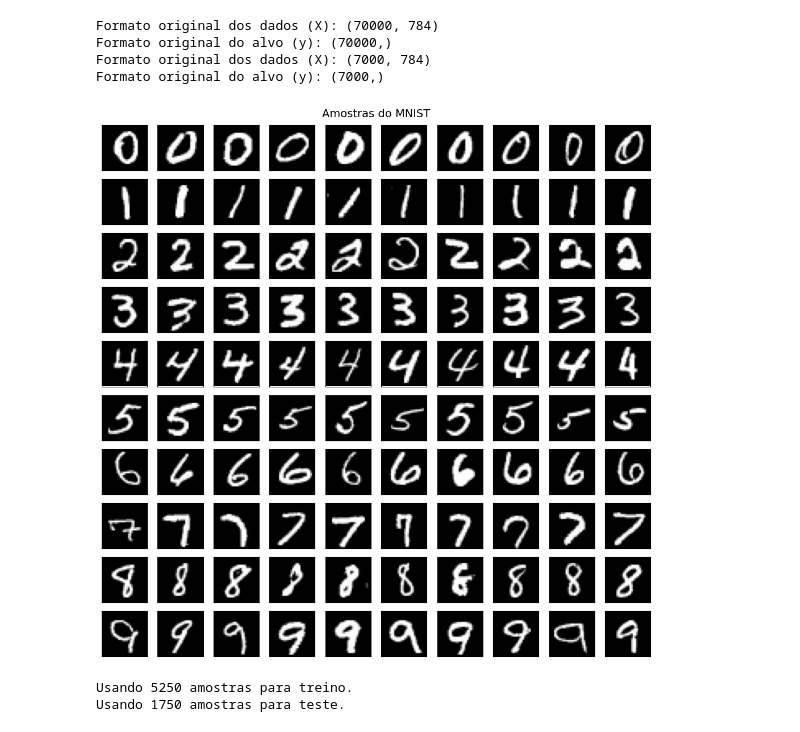
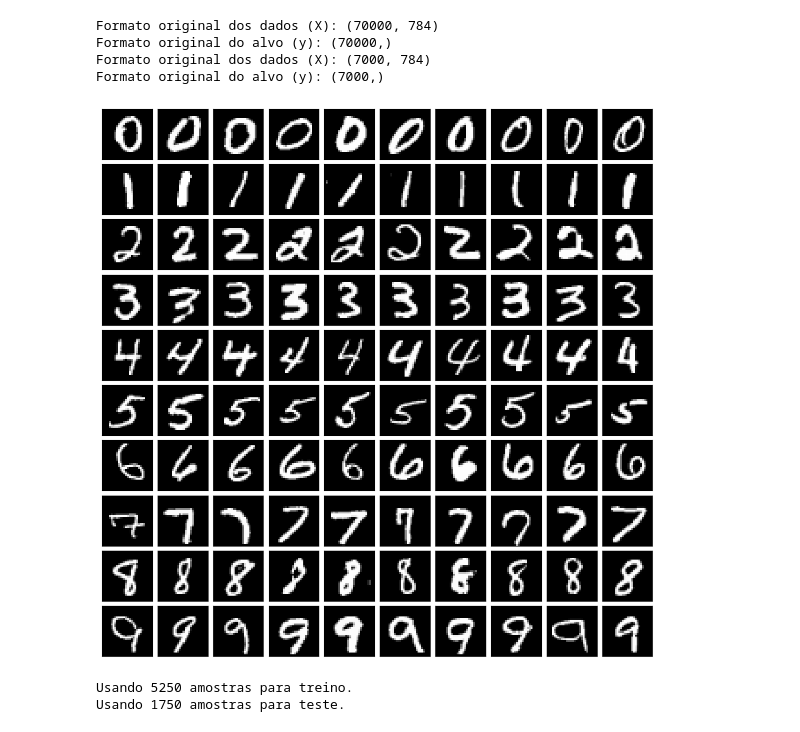
Before and after one commit to JoaoGabriel27/TAEProva2, a Jupyter notebook: Exercicio2.ipynb, the cells around one changed output. Drawn from its saved outputs; the diff is of its cells as text; code cells hidden in the pictures.

```diff
--- a/Exercicio2.ipynb
+++ b/Exercicio2.ipynb
@@ -27,19 +27,20 @@ Formato original do alvo (y): (70000,)
 Formato original dos dados (X): (7000, 784)
 Formato original do alvo (y): (7000,)
 # %%
-fig, ax = plt.subplots(10, 10, figsize=(10, 10))
+fig, ax = plt.subplots(10, 10, figsize=(12, 12))
+plt.subplots_adjust(wspace=0.1,hspace=0.1)
 for i in range(10):
   ind = np.where(y==str(i))[0][:10]
   for j in range(10):
     ax[i, j].imshow(X[ind[j],:].reshape(28, 28), cmap='gray')
     ax[i, j].set_xticks([])
     ax[i, j].set_yticks([])
-plt.suptitle("Amostras do MNIST", fontsize=14)
-plt.tight_layout()
+#plt.suptitle("Amostras do MNIST", fontsize=14)
+#plt.tight_layout()
 plt.savefig('mnist.svg',bbox_inches='tight')
 plt.show()
 # %% [output]
-[figure, old version]
+[figure, new version]
 # %%
 X_train, X_test, y_train, y_test = train_test_split(X, y, test_size=0.25, train_size=0.75, random_state=0, stratify=y)
 
```
Also changed, not shown: parts of 7 cells of this notebook.
